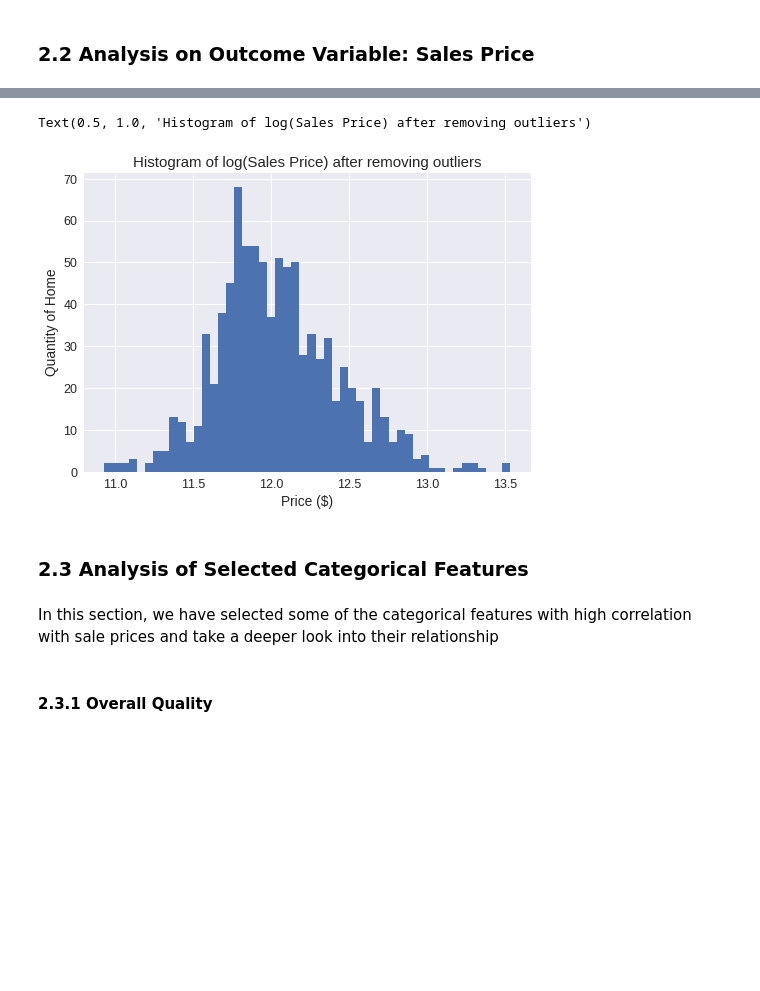
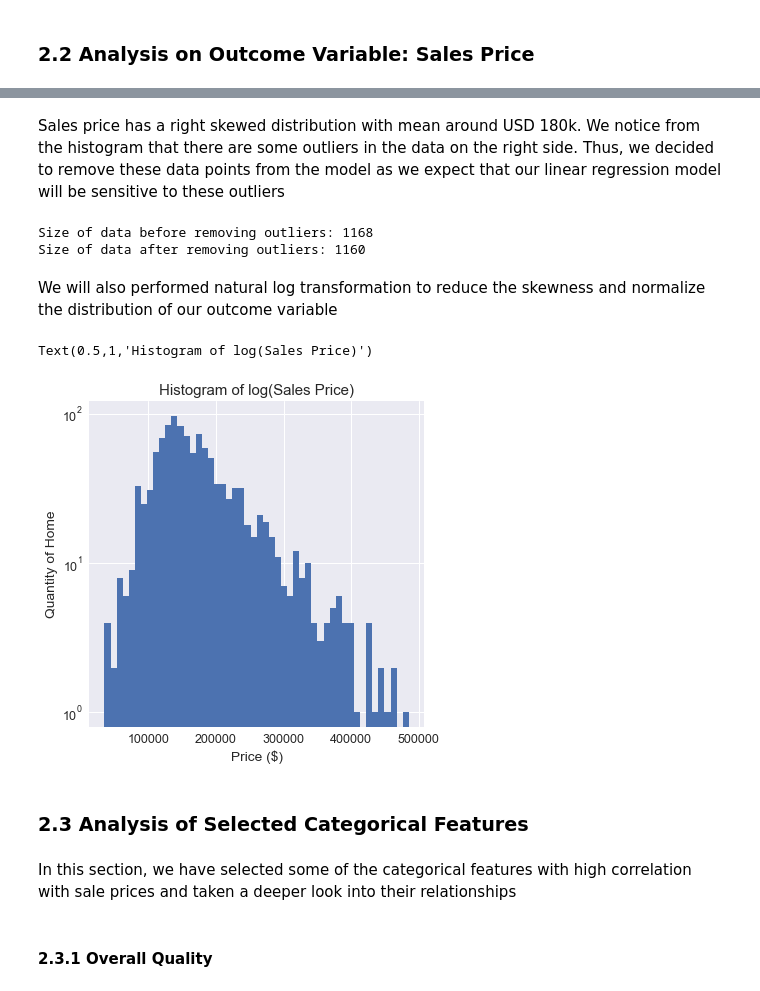
Before and after one commit to jjpeh/W207, a Jupyter notebook: W207_Home_Price_Prediction.ipynb, the cells around one changed output, grey strips where cells are left out. Cells and saved outputs as stored; diff of their text form; code cells hidden in the pictures; blank space fills up the shorter version.

Commit message:
Add files via upload
final draft of home price prediction

```diff
--- a/W207_Home_Price_Prediction.ipynb
+++ b/W207_Home_Price_Prediction.ipynb
@@ -136,5 +128,5 @@ Text(0.5, 1.0, 'Bar Chart of Home Features with Most Missing Values')
 # %%
-# select top NA features to drop from study
-null_features_to_drop = pcnt_null.index[0:5]
+#select top NA features to drop from study
+null_features_to_drop = pcnt_null.index[0:6]
 null_features_to_drop
 # %% [output]
@@ -165,0 +152,13 @@ We then convert the nonnumerical features into dummy variables
+# %%
+#fill null categorical values with 'NA'
+for col in list(cat_features.columns):
+    train_df[col].fillna('NA', inplace=True)
+    dev_df[col].fillna('NA', inplace=True)
+    test_df[col].fillna('NA', inplace=True)
+#fill null numerical values with 0
+for col in list(num_features.columns):
+    train_df[col].fillna(0, inplace=True)
+    dev_df[col].fillna(0, inplace=True)
+
+for col in list(num_features.columns[0:-1]):
+    test_df[col].fillna(0, inplace=True)
@@ -165,0 +179,10 @@ We then convert the nonnumerical features into dummy variables
+# %%
+#convert some of the quality/condition variables into scale numbers
+for col in ['ExterQual', 'ExterCond','BsmtQual', 'BsmtCond','BsmtExposure', 'HeatingQC', 'KitchenQual','GarageQual', 'GarageCond']:
+    train_df[col] = train_df[col].replace(dict(Ex=5, Gd=4, TA=3, Fa=2, Po=1, NA = 0))
+    dev_df[col] = dev_df[col].replace(dict(Ex=5, Gd=4, TA=3, Fa=2, Po=1, NA = 0))
+    test_df[col] = test_df[col].replace(dict(Ex=5, Gd=4, TA=3, Fa=2, Po=1, NA = 0))
+for col in ['BsmtFinType1', 'BsmtFinType2']:
+    train_df[col] = train_df[col].replace(dict(GLQ=6, ALQ=5, BLQ=4, Rec=3, LwQ=2, Unf=1, NA=0))
+    dev_df[col] = dev_df[col].replace(dict(GLQ=6, ALQ=5, BLQ=4, Rec=3, LwQ=2, Unf=1, NA=0))
+    test_df[col] = test_df[col].replace(dict(GLQ=6, ALQ=5, BLQ=4, Rec=3, LwQ=2, Unf=1, NA=0))
@@ -236,20 +248,29 @@ Natural log transformation was performed on the outcome variable 'SalePrice' to
+# %% [markdown]
+Sales price has a right skewed distribution with mean around USD 180k. We notice from the histogram that there are some outliers in the data on the right side. Thus, we decided to remove these data points from the model as we expect that our linear regression model will be sensitive to these outliers
+# %%
+# Removing outliers from SalePrice
+sales_threshold = 500000
+train_df_normalized= train_df_dummy[train_df_dummy['SalePrice'] < sales_threshold]
+print("Size of data before removing outliers:", len(train_df_dummy))
+print("Size of data after removing outliers:", len(train_df_normalized))
+# %% [output]
+Size of data before removing outliers: 1168
+Size of data after removing outliers: 1160
+# %% [markdown]
+We will also performed natural log transformation to reduce the skewness and normalize the distribution of our outcome variable
 # %%
-# Removing outliers from SalePrice
-
-transform_df = transform_df[transform_df['SalePrice']>10.6]
-
-plt.figure(1)
-plt.hist("SalePrice", bins=50, data=transform_df, log=False)
+plt.figure(figsize=(6,6))
+plt.hist("SalePrice", bins=50, data=train_df_normalized, log=True)
 plt.xlabel("Price ($)")
 plt.ylabel("Quantity of Home")
-plt.title("Histogram of log(Sales Price) after removing outliers")
+plt.title("Histogram of log(Sales Price)")
 # %% [output]
-Text(0.5, 1.0, 'Histogram of log(Sales Price) after removing outliers')
+Text(0.5,1,'Histogram of log(Sales Price)')
-[figure, old version]
+[figure, new version]
 # %% [markdown]
 ### 2.3 Analysis of Selected Categorical Features
 # %% [markdown]
-In this section, we have selected some of the categorical features with high correlation with sale prices and take a deeper look into their relationship
+In this section, we have selected some of the categorical features with high correlation with sale prices and taken a deeper look into their relationships
 # %%
 #function to create boxplot
 def priceboxplot(var):
```
Also changed, not shown: parts of 166 cells of this notebook.
